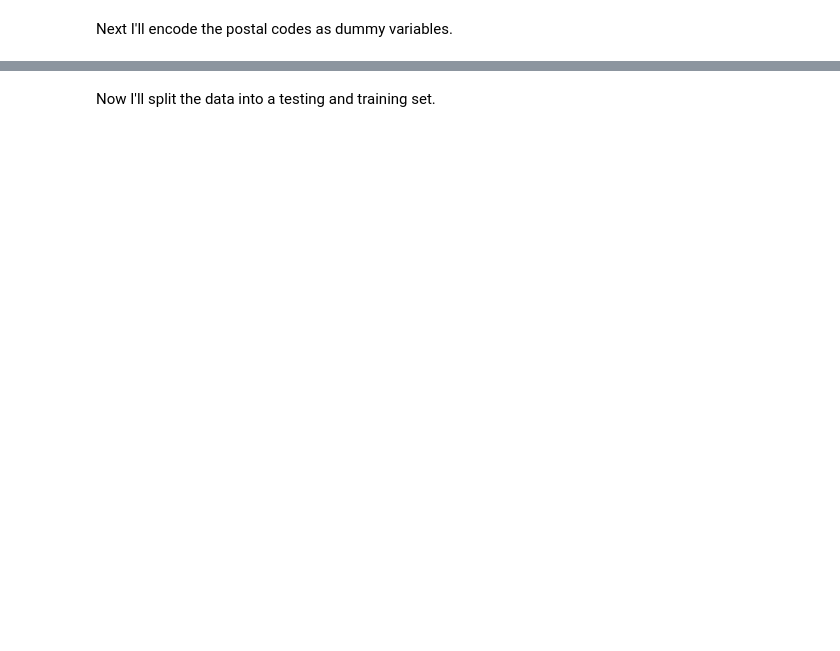
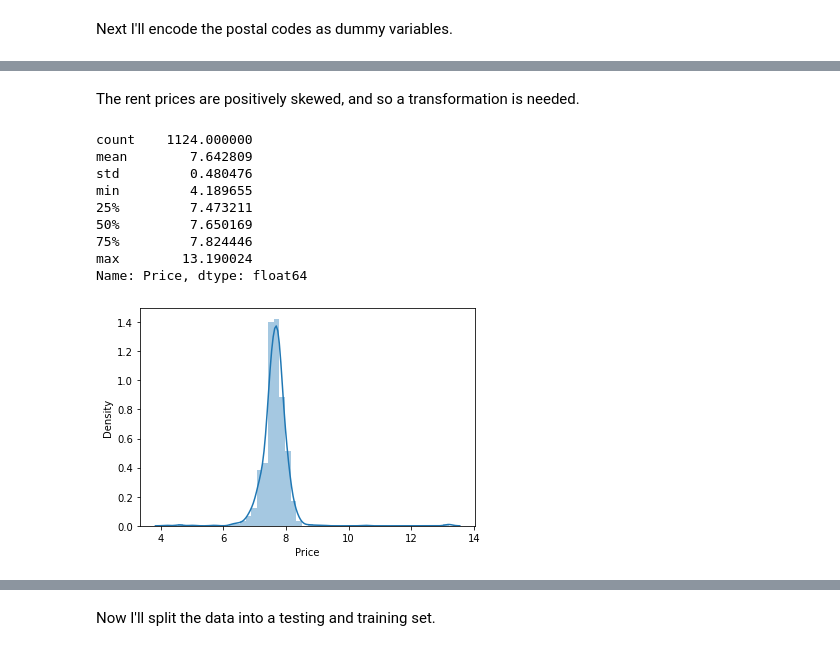
Before and after one commit to warrenchu/Predicting_Rent_in_Toronto, a Jupyter notebook: main.ipynb, the cells around one changed output, grey strips where cells are left out. Drawn from its saved outputs; the diff is of its cells as text; code cells hidden in the pictures; blank space fills up the shorter version.

```diff
--- a/main.ipynb
+++ b/main.ipynb
@@ -79,0 +93,18 @@ all_data_df = pd.get_dummies(all_data_df)
+# %% [markdown]
+The rent prices are positively skewed, and so a transformation is needed.
+# %%
+Y_transformed = np.log1p(Y)
+sns.distplot(Y_transformed)
+all_data_df['Price'] = Y_transformed
+all_data_df['Price'].describe()
+# %% [output]
+count    1124.000000
+mean        7.642809
+std         0.480476
+min         4.189655
+25%         7.473211
+50%         7.650169
+75%         7.824446
+max        13.190024
+Name: Price, dtype: float64
+[figure, added]
```
Also changed, not shown: parts of 10 cells of this notebook, 1 other file.
